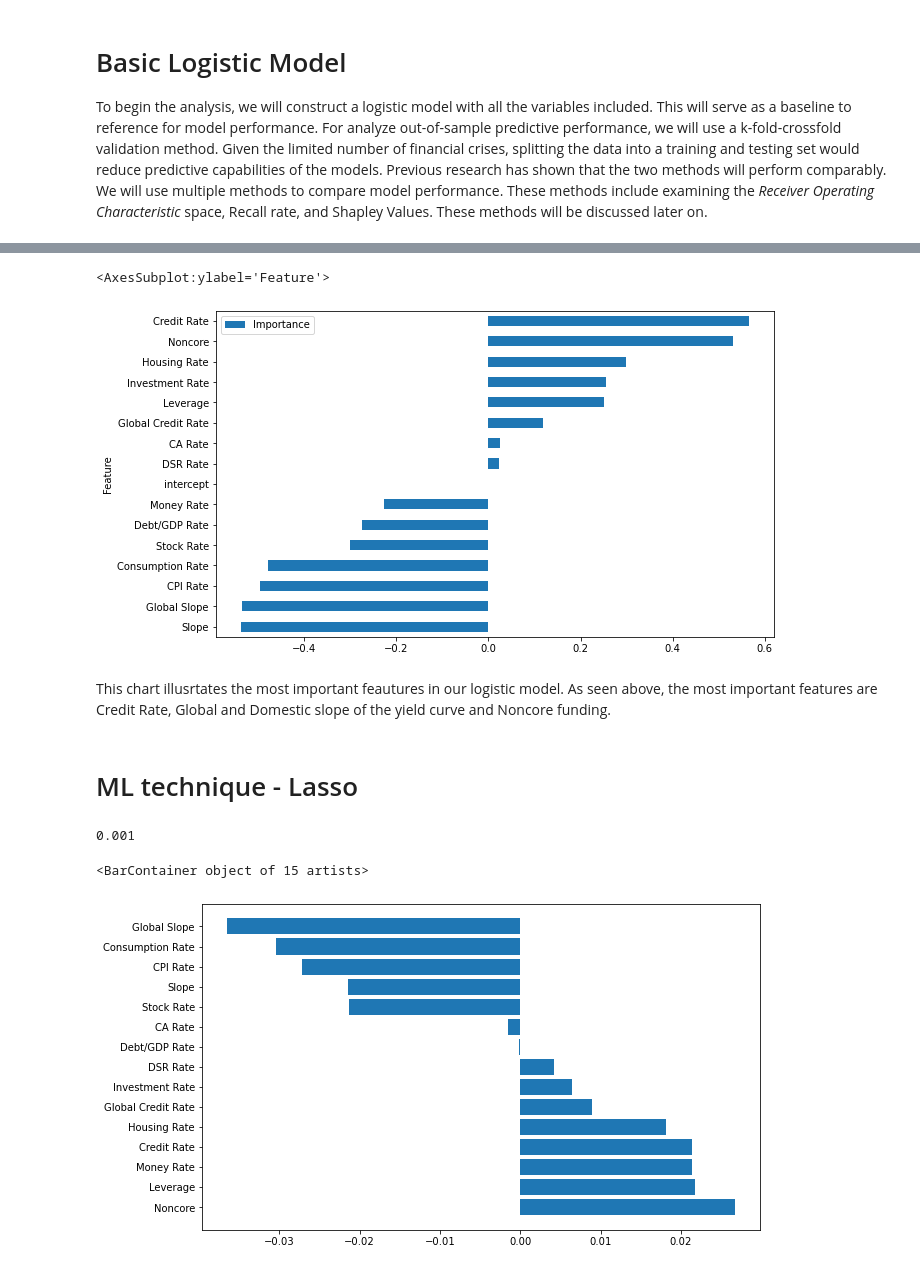
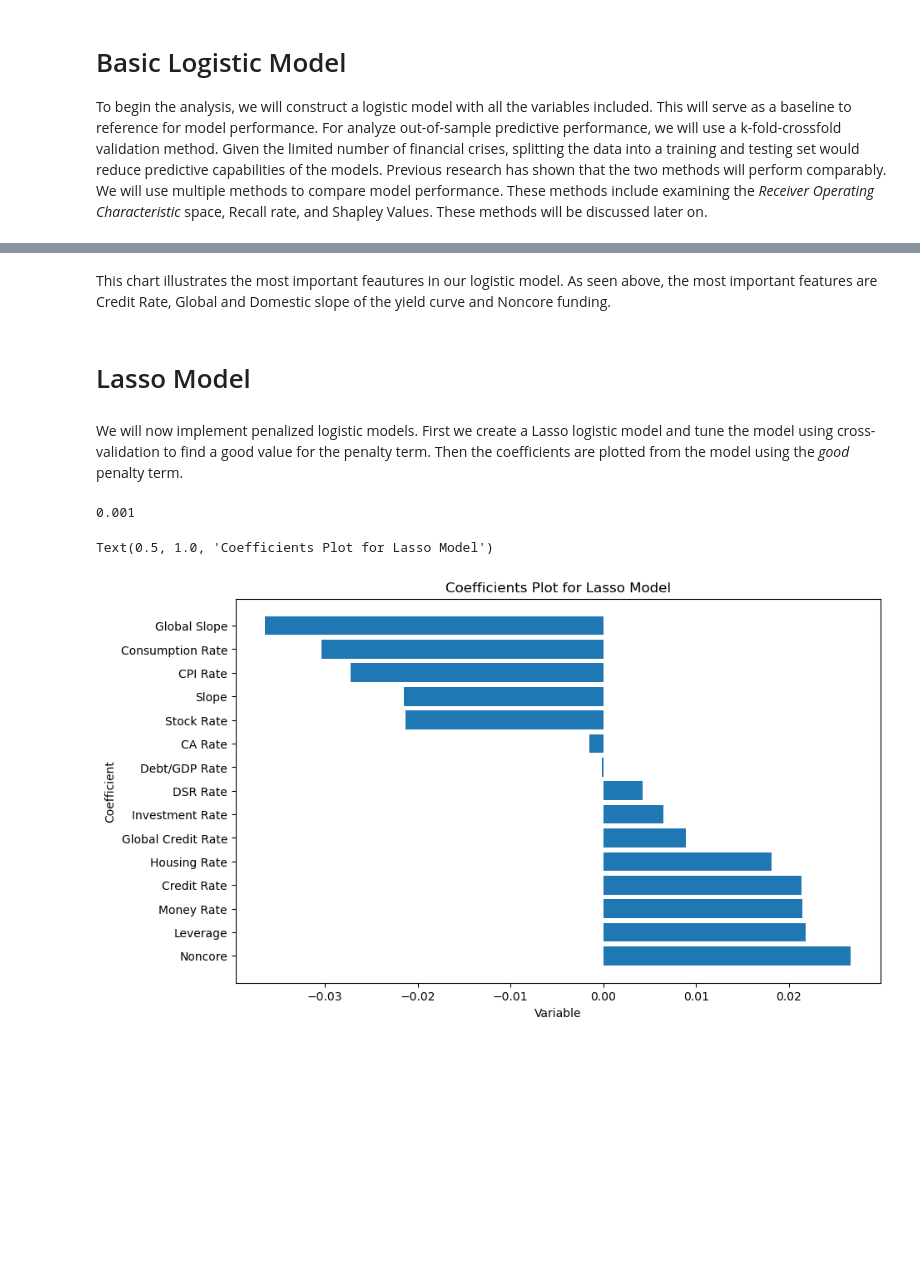
Before and after one commit to stenberg13/financial_crisis_prediction, a Jupyter notebook: Big_Data_Project_NEW.ipynb, the cells around one changed output, grey strips where cells are left out. Cells and saved outputs as stored; diff of their text form; code cells hidden in the pictures; blank space fills up the shorter version.

```diff
--- a/Big_Data_Project_NEW.ipynb
+++ b/Big_Data_Project_NEW.ipynb
@@ -16,5 +25,5 @@ import statsmodels.api as sm
 # %%
-data = pd.read_excel("/Users/yelebedesta/Downloads/JSTdatasetR6.xlsx")
+data = pd.read_excel("C:/Users/sjten/Downloads/JSTdatasetR6 (1).xlsx")
 # %% [markdown]
 # Exploring the Data
 # %%
@@ -220,23 +205,9 @@ plt.show()
-# %%
-from sklearn.linear_model import LogisticRegression
-from sklearn.preprocessing import StandardScaler
-from sklearn.inspection import permutation_importance
-
-
-model = LogisticRegression()
-model.fit(X_standardized, y)
-
-
-#feature_importance = pd.DataFrame({'Feature': X_standardized.columns, 'Importance':(coefficients)})
-#feature_importance = feature_importance.sort_values('Importance', ascending=True)
-#feature_importance.plot(x='Feature', y='Importance', kind='barh', figsize=(10, 6))
-# %% [output]
-<AxesSubplot:ylabel='Feature'>
-[figure, removed]
 # %% [markdown]
-This chart illusrtates the most important feautures in our logistic model. As seen above, the most important features are Credit Rate, Global and Domestic slope of the yield curve and Noncore funding.
+This chart illustrates the most important feautures in our logistic model. As seen above, the most important features are Credit Rate, Global and Domestic slope of the yield curve and Noncore funding.
 # %% [markdown]
-# ML technique - Lasso
+# Lasso Model
+# %% [markdown]
+We will now implement penalized logistic models. First we create a Lasso logistic model and tune the model using cross-validation to find a good value for the penalty term. Then the coefficients are plotted from the model using the *good* penalty term.
 # %%
 from sklearn.linear_model import LinearRegression, Lasso
 # model evaluation
@@ -261,32 +232,36 @@ new_df = pd.DataFrame(X_standardized.columns,coeff_lasso)
 
 
 
 
 data = {'coeff_lasso': coeff_lasso, 'column_names': X_standardized.columns}
 
 # Create DataFrame
 df = pd.DataFrame(data)
 
 df = df.drop(df.index[-1])
 
 df = df.sort_values(by = 'coeff_lasso', ascending = False)
 
 #new_df.drop(new_df.index[-1], inplace = True)
 
 
 #columns = ['Lasso_Coefficient', 'Feature']
 #new_df = pd.DataFrame(new_df, columns = columns)
 
 plt.figure(figsize = (10,6))
 plt.barh(df['column_names'], df['coeff_lasso'])
+plt.xlabel('Variable')
+plt.ylabel('Coefficient')
+plt.title('Coefficients Plot for Lasso Model')
+
 #new_df
 
 #feature_importance_Lasso = lasso_best.feature_importances_
 
 #feature_importance = pd.DataFrame({'Feature': X_standardized.columns, 'Importance': np.abs(coefficients)})
 #feature_importance = feature_importance.sort_values('Importance', ascending=True)
 #feature_importance.plot(x='Feature', y='Importance', kind='barh', figsize=(10, 6))
 # %% [output]
 0.001
-<BarContainer object of 15 artists>
+Text(0.5, 1.0, 'Coefficients Plot for Lasso Model')
-[figure, old version]
+[figure, new version]
```
Also changed, not shown: parts of 19 cells of this notebook.
